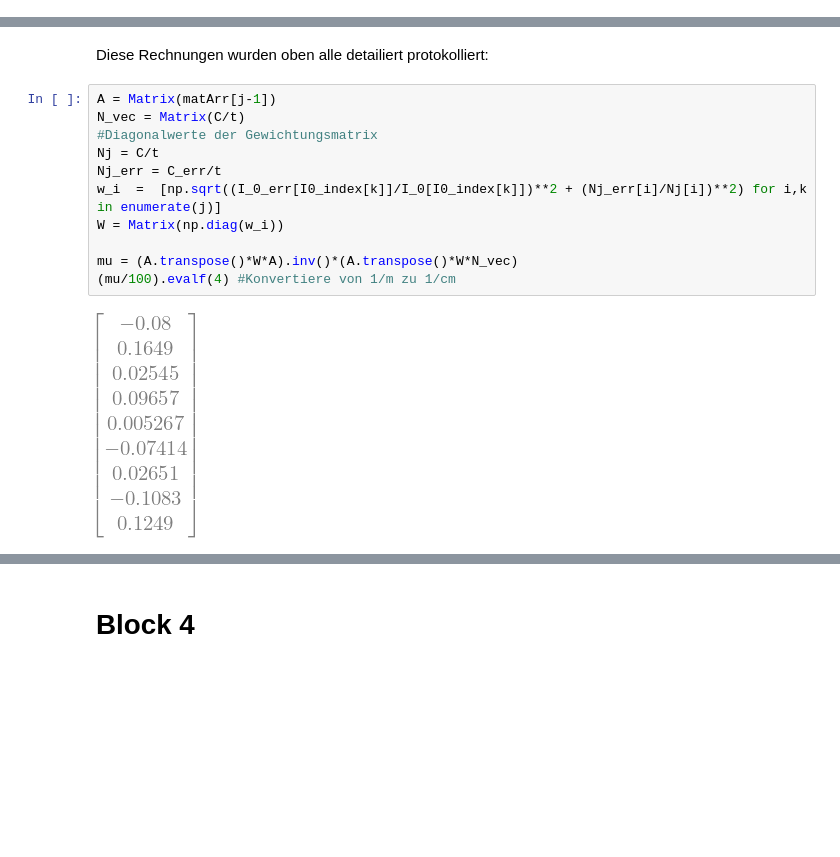
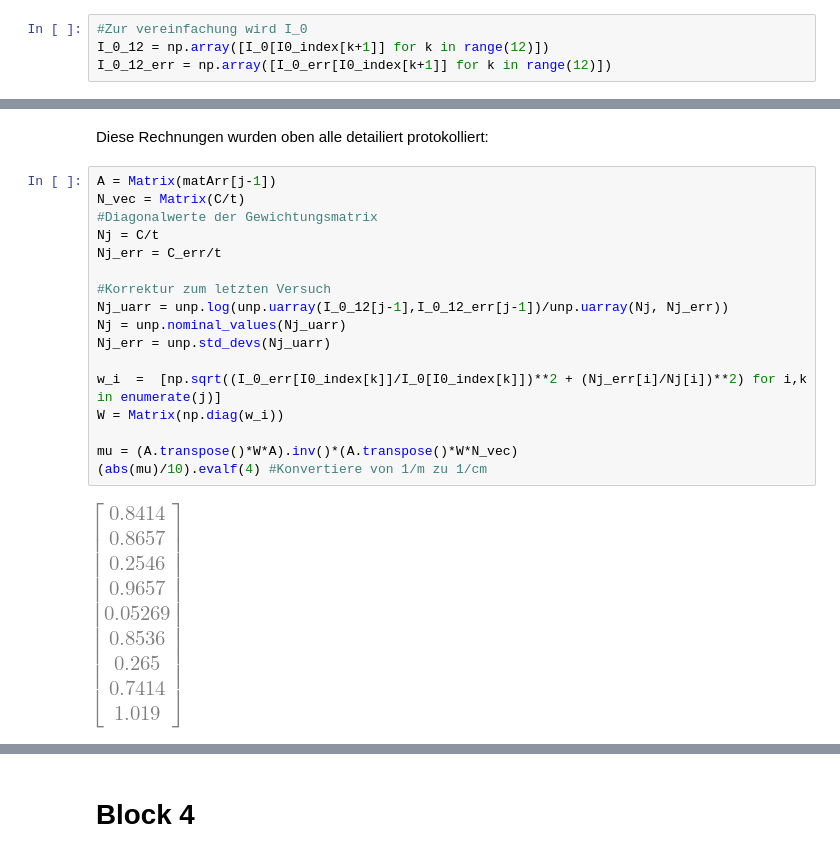
Before and after one commit to Ballasch/V14, a Jupyter notebook: Code.ipynb, the cells around one changed output, grey strips where cells are left out. Saved outputs shown, nothing was run; the diff lists cells and outputs as text; blank space fills up the shorter version.

```diff
--- a/Code.ipynb
+++ b/Code.ipynb
@@ -178,3 +180,7 @@ array([1.02      , 1.06666667, 1.06666667])
+# %%
+#Zur vereinfachung wird I_0
+I_0_12 = np.array([I_0[I0_index[k+1]] for k in range(12)])
+I_0_12_err = np.array([I_0_err[I0_index[k+1]] for k in range(12)])
 # %% [markdown]
 # BLOCK 2
 # %%
@@ -404,13 +416,19 @@ Diese Rechnungen wurden oben alle detailiert protokolliert:
 # %%
 A = Matrix(matArr[j-1])
 N_vec = Matrix(C/t)
 #Diagonalwerte der Gewichtungsmatrix
 Nj = C/t
 Nj_err = C_err/t
+
+#Korrektur zum letzten Versuch
+Nj_uarr = unp.log(unp.uarray(I_0_12[j-1],I_0_12_err[j-1])/unp.uarray(Nj, Nj_err))
+Nj = unp.nominal_values(Nj_uarr)
+Nj_err = unp.std_devs(Nj_uarr)
+
 w_i  =  [np.sqrt((I_0_err[I0_index[k]]/I_0[I0_index[k]])**2 + (Nj_err[i]/Nj[i])**2) for i,k in enumerate(j)]
 W = Matrix(np.diag(w_i))
 
 mu = (A.transpose()*W*A).inv()*(A.transpose()*W*N_vec)
-(mu/100).evalf(4) #Konvertiere von 1/m zu 1/cm
+(abs(mu)/10).evalf(4) #Konvertiere von 1/m zu 1/cm
 # %% [output]
-[figure, old version]
+[figure, new version]
```
Also changed, not shown: parts of 13 cells of this notebook, 15 other files.
